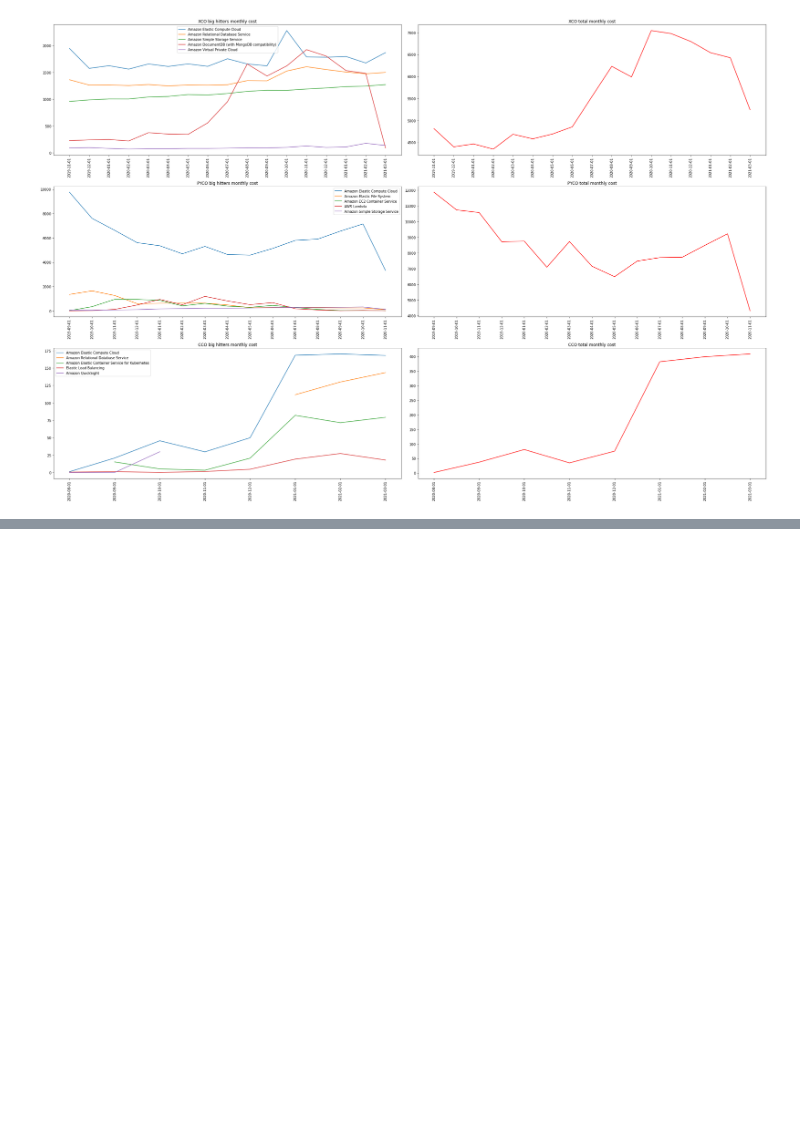
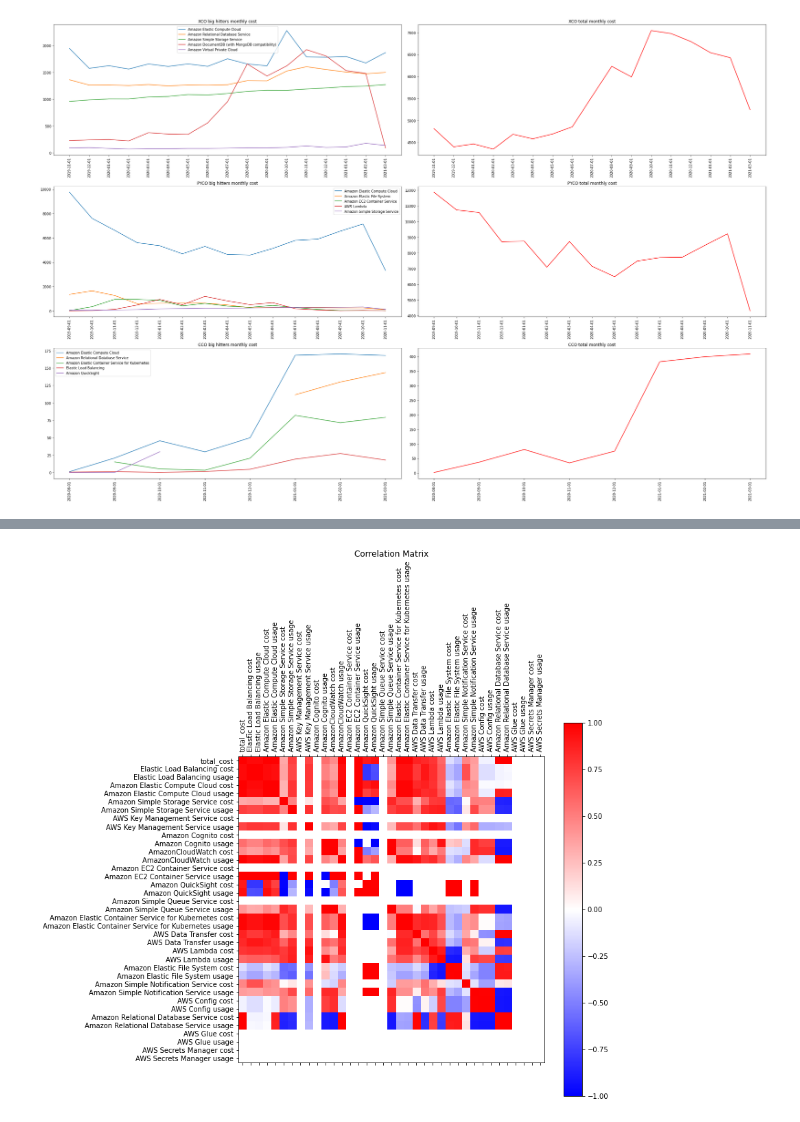
Before and after one commit to texasfight/ME379M_Hackathon, a Jupyter notebook: Master_Notebook.ipynb, the cells around one changed output, grey strips where cells are left out. Saved outputs shown, nothing was run; the diff lists cells and outputs as text; code cells hidden in the pictures; blank space fills up the shorter version.

```diff
--- a/Master_Notebook.ipynb
+++ b/Master_Notebook.ipynb
@@ -242,0 +270,20 @@ plot_n_hitters_bycorp(5)
+# %%
+# First start the creation of our final dataframe, starting with total monthly cost
+def process_dataframe(df, fillna=True):
+    """
+    Processes a dataFrame from what's initially given to a usable form for our model.
+    """
+    dfProcessed = df.groupby("invoice_month").agg({"total_cost": "sum"})
+    products = dfTotal["product_name"].unique()
+    # Loops through all of the unique product names
+    for product in products:
+        # Grabs the monthly total cost and usage for each product
+        df_product_monthly = df.loc[df["product_name"] == product].groupby("invoice_month").agg({"total_cost": "sum", "usage_amount": "sum"}).rename(columns={"total_cost" : product + " cost", "usage_amount": product + " usage"})
+        #Concatenates that onto the total dataframe we have
+        dfProcessed = pd.concat([dfProcessed, df_product_monthly], axis=1)
+    if fillna==True:
+        dfProcessed = dfProcessed.fillna(0)
+    return dfProcessed
+# %%
+dfCCO_processed = process_dataframe(dfCCO, fillna=False)
+dfCCO_processed
@@ -242,0 +309,5 @@ plot_n_hitters_bycorp(5)
+# %%
+# CCO Correlation Matrix
+plot_corr(dfCCO_processed.dropna(axis=1, how="all"))
+# %% [output]
+[figure, added]
```
Also changed, not shown: parts of 39 cells of this notebook, 7 other files.
